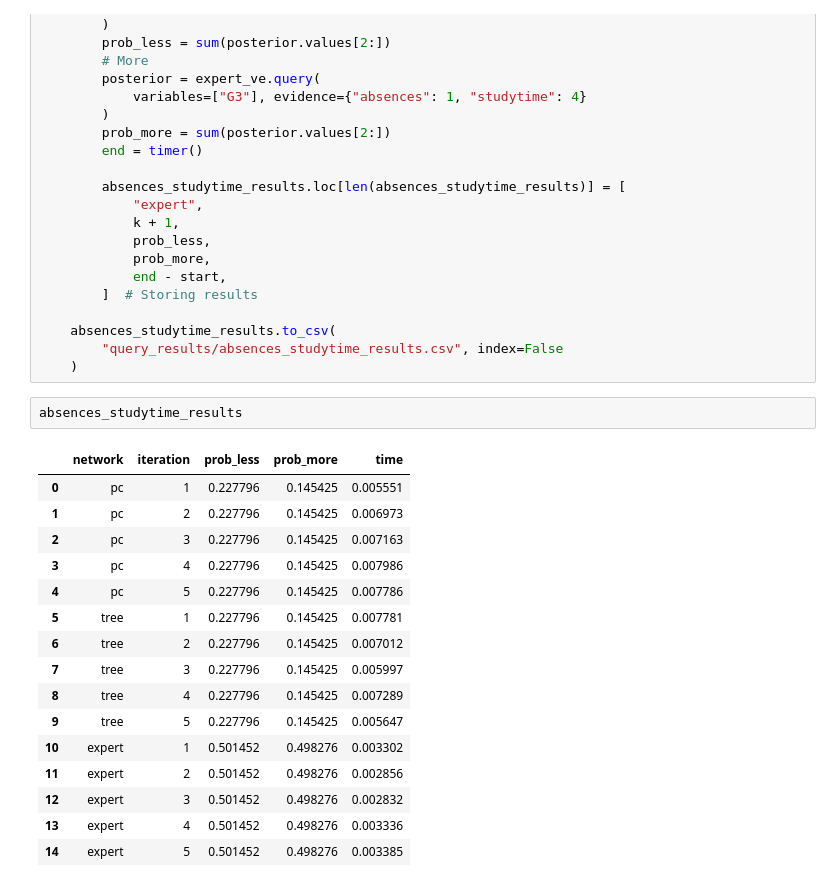
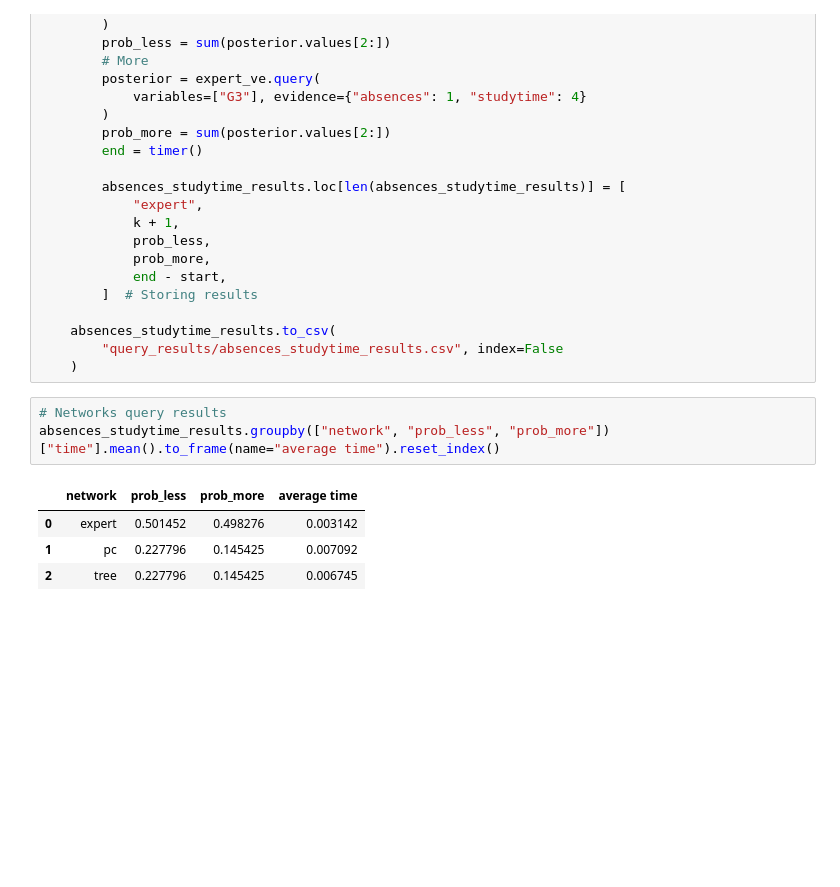
Before and after one commit to Gio-Formichella/Student-Performance-BN, a Jupyter notebook: student-performance-bn.ipynb, the cells around one changed output. Cells and saved outputs as stored; diff of their text form; blank space fills up the shorter version.

Commit message:
Added absences-studytime print output

```diff
--- a/student-performance-bn.ipynb
+++ b/student-performance-bn.ipynb
@@ -458,22 +458,11 @@ except:
     absences_studytime_results.to_csv(
         "query_results/absences_studytime_results.csv", index=False
     )
-# %%
-absences_studytime_results
-# %% [output]
-|  | network | iteration | prob_less | prob_more | time |
-| 0 | pc | 1 | 0.227796 | 0.145425 | 0.005551 |
-| 1 | pc | 2 | 0.227796 | 0.145425 | 0.006973 |
-| 2 | pc | 3 | 0.227796 | 0.145425 | 0.007163 |
-| 3 | pc | 4 | 0.227796 | 0.145425 | 0.007986 |
-| 4 | pc | 5 | 0.227796 | 0.145425 | 0.007786 |
-| 5 | tree | 1 | 0.227796 | 0.145425 | 0.007781 |
-| 6 | tree | 2 | 0.227796 | 0.145425 | 0.007012 |
-| 7 | tree | 3 | 0.227796 | 0.145425 | 0.005997 |
-| 8 | tree | 4 | 0.227796 | 0.145425 | 0.007289 |
-| 9 | tree | 5 | 0.227796 | 0.145425 | 0.005647 |
-| 10 | expert | 1 | 0.501452 | 0.498276 | 0.003302 |
-| 11 | expert | 2 | 0.501452 | 0.498276 | 0.002856 |
-| 12 | expert | 3 | 0.501452 | 0.498276 | 0.002832 |
-| 13 | expert | 4 | 0.501452 | 0.498276 | 0.003336 |
-| 14 | expert | 5 | 0.501452 | 0.498276 | 0.003385 |
+# %%
+# Networks query results
+absences_studytime_results.groupby(["network", "prob_less", "prob_more"])["time"].mean().to_frame(name="average time").reset_index()
+# %% [output]
+|  | network | prob_less | prob_more | average time |
+| 0 | expert | 0.501452 | 0.498276 | 0.003142 |
+| 1 | pc | 0.227796 | 0.145425 | 0.007092 |
+| 2 | tree | 0.227796 | 0.145425 | 0.006745 |
```
